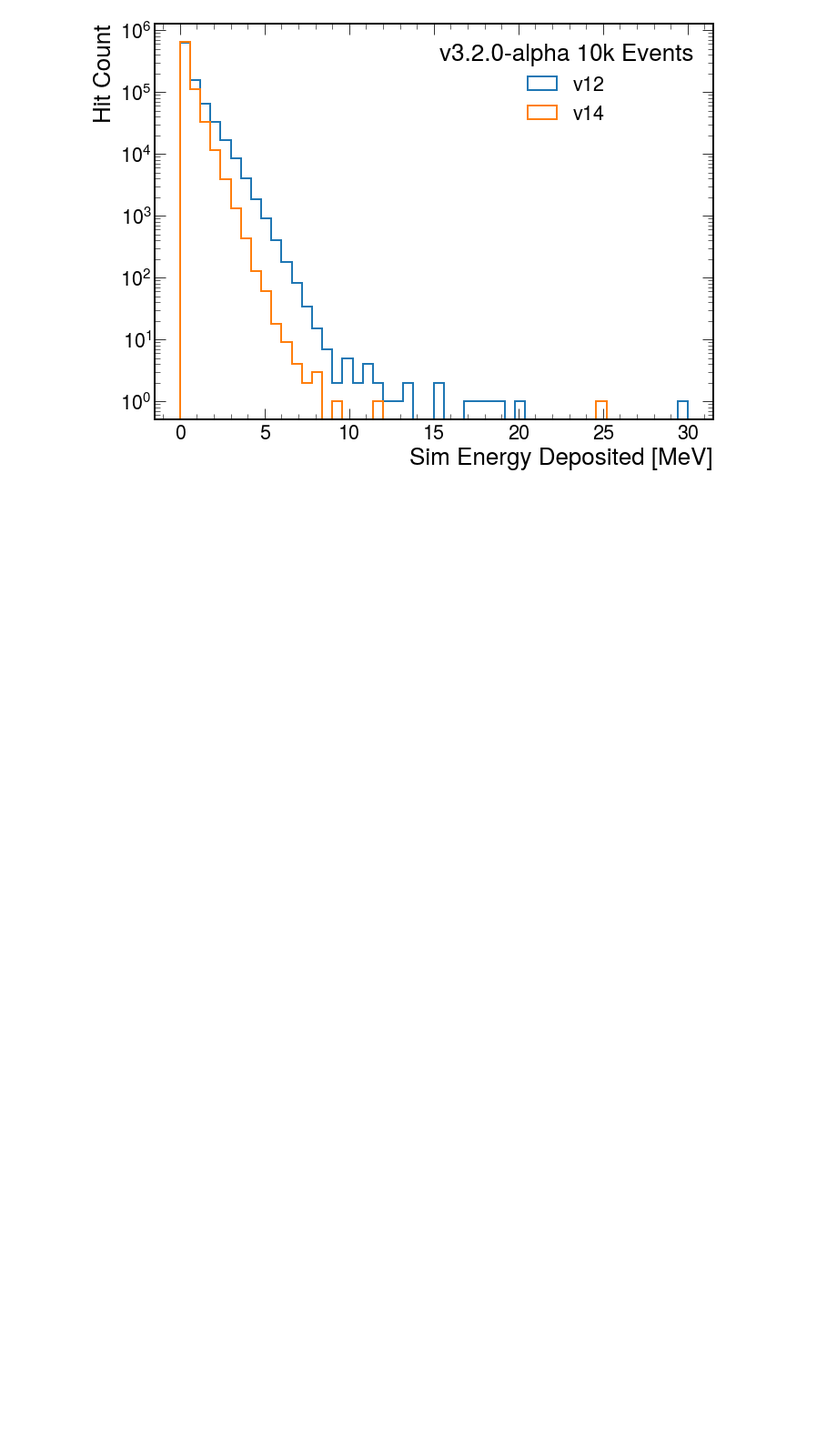
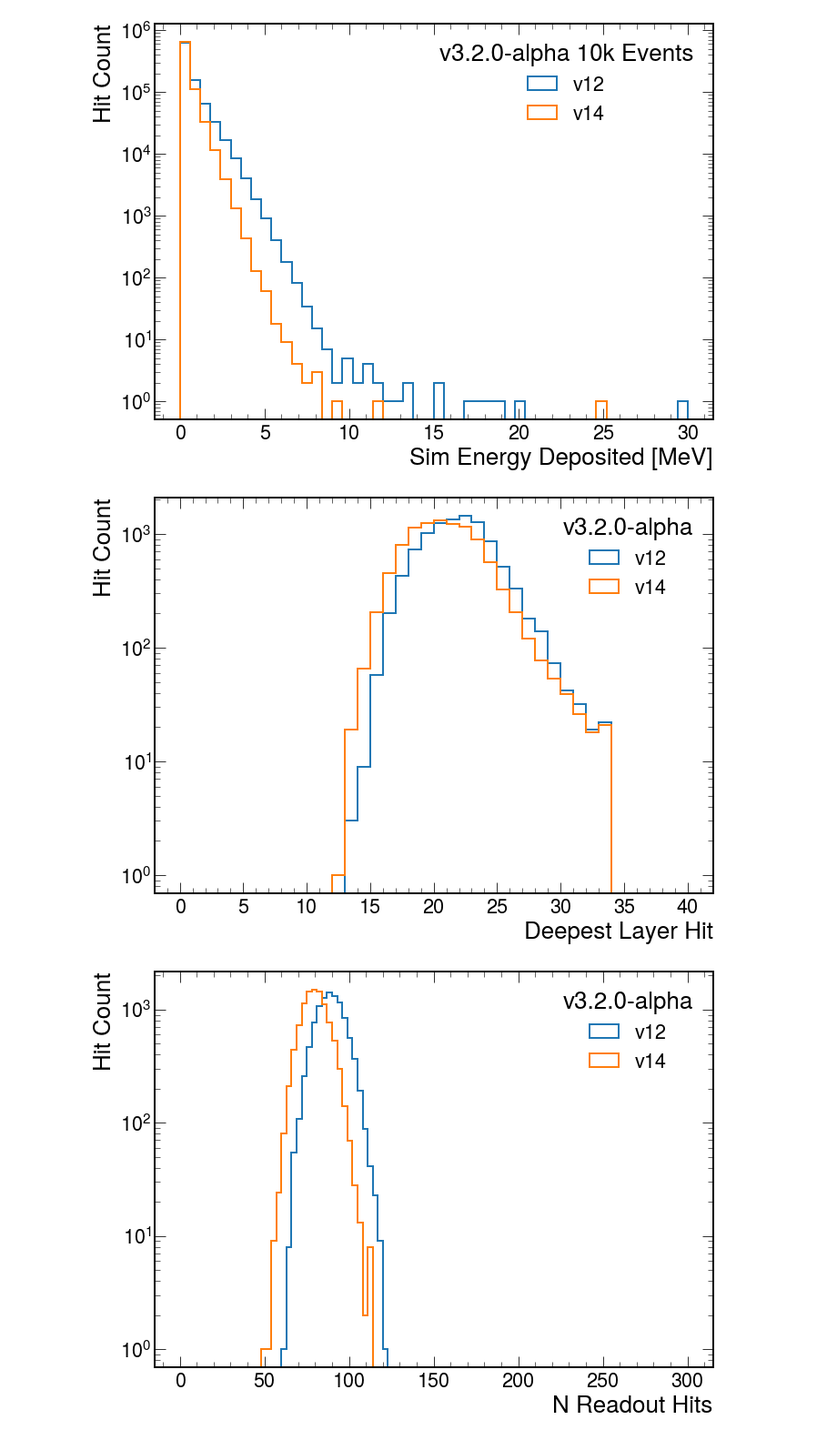
Before and after one commit to tomeichlersmith/ldmx-ecal-validation, a Jupyter notebook: test.ipynb, the cells around one changed output. Shown at 91% size. Cells and saved outputs as stored; diff of their text form; code cells hidden in the pictures; blank space fills up the shorter version.

Commit message:
more testing of histo expansion

```diff
--- a/test.ipynb
+++ b/test.ipynb
@@ -5,7 +5,10 @@ import matplotlib.pyplot as plt
 import mplhep
 plt.style.use(mplhep.style.ROOT)
 # %%
-d = Differ('v3.2.0-alpha 10k Events',
-           ('data/v3.2.0-alpha/simulation_geometry_v12_events_10000_run_1.root','v12'),
-           ('data/v3.2.0-alpha/simulation_geometry_v14_events_10000_run_1.root','v14'))
+fd = Differ('v3.2.0-alpha 10k Events',
+            ('data/v3.2.0-alpha/events_geometry_v12_events_10000_run_1.root','v12'),
+            ('data/v3.2.0-alpha/events_geometry_v14_events_10000_run_1.root','v14'))
+hd = Differ('v3.2.0-alpha',
+            ('data/v3.2.0-alpha/histos_geometry_v12_events_10000_run_1.root','v12'),
+            ('data/v3.2.0-alpha/histos_geometry_v14_events_10000_run_1.root','v14'))
 # %%
@@ -14,3 +17,22 @@ d.plot1d('EcalSimHits_valid/EcalSimHits_valid.edep_',
         bins=50,range=(0.,30.))
 # %% [output]
 [figure]
+# %%
+shower_feats = [
+    ('EcalShowerFeatures/EcalShowerFeatures_deepest_layer_hit', 'Deepest Layer Hit'),
+    ('EcalShowerFeatures/EcalShowerFeatures_num_readout_hits', 'N Readout Hits'),
+    ('EcalShowerFeatures/EcalShowerFeatures_summed_det', 'Total Rec Energy [MeV]'),
+    ('EcalShowerFeatures/EcalShowerFeatures_summed_iso', 'Total Isolated Energy [MeV]'),
+    ('EcalShowerFeatures/EcalShowerFeatures_summed_back', 'Total Back Energy [MeV]'),
+    ('EcalShowerFeatures/EcalShowerFeatures_max_cell_dep', 'Max Cell Dep [MeV]'),
+    ('EcalShowerFeatures/EcalShowerFeatures_shower_rms', 'Shower RMS [mm]'),
+    ('EcalShowerFeatures/EcalShowerFeatures_x_std', 'X Standard Deviation [mm]'),
+    ('EcalShowerFeatures/EcalShowerFeatures_y_std', 'Y Standard Deviation [mm]'),
+    ('EcalShowerFeatures/EcalShowerFeatures_avg_layer_hit', 'Avg Layer Hit'),
+    ('EcalShowerFeatures/EcalShowerFeatures_std_layer_hit', 'Std Dev Layer Hit')
+]
+for path, name in shower_feats :
+    hd.plot1d(path, name)
+# %% [output]
+[figure, added]
+[figure, added]
```
Also changed, not shown: parts of 2 cells of this notebook.
